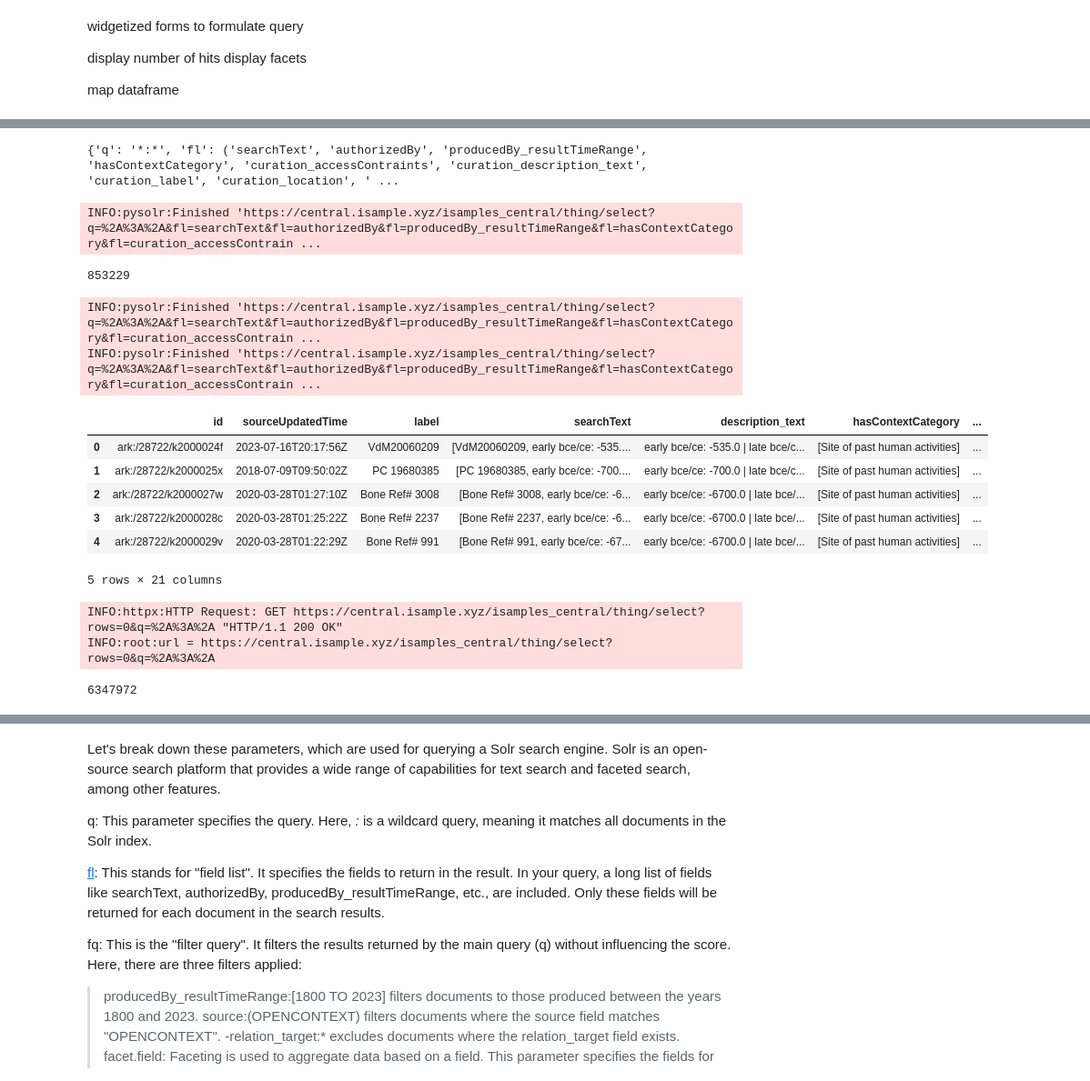
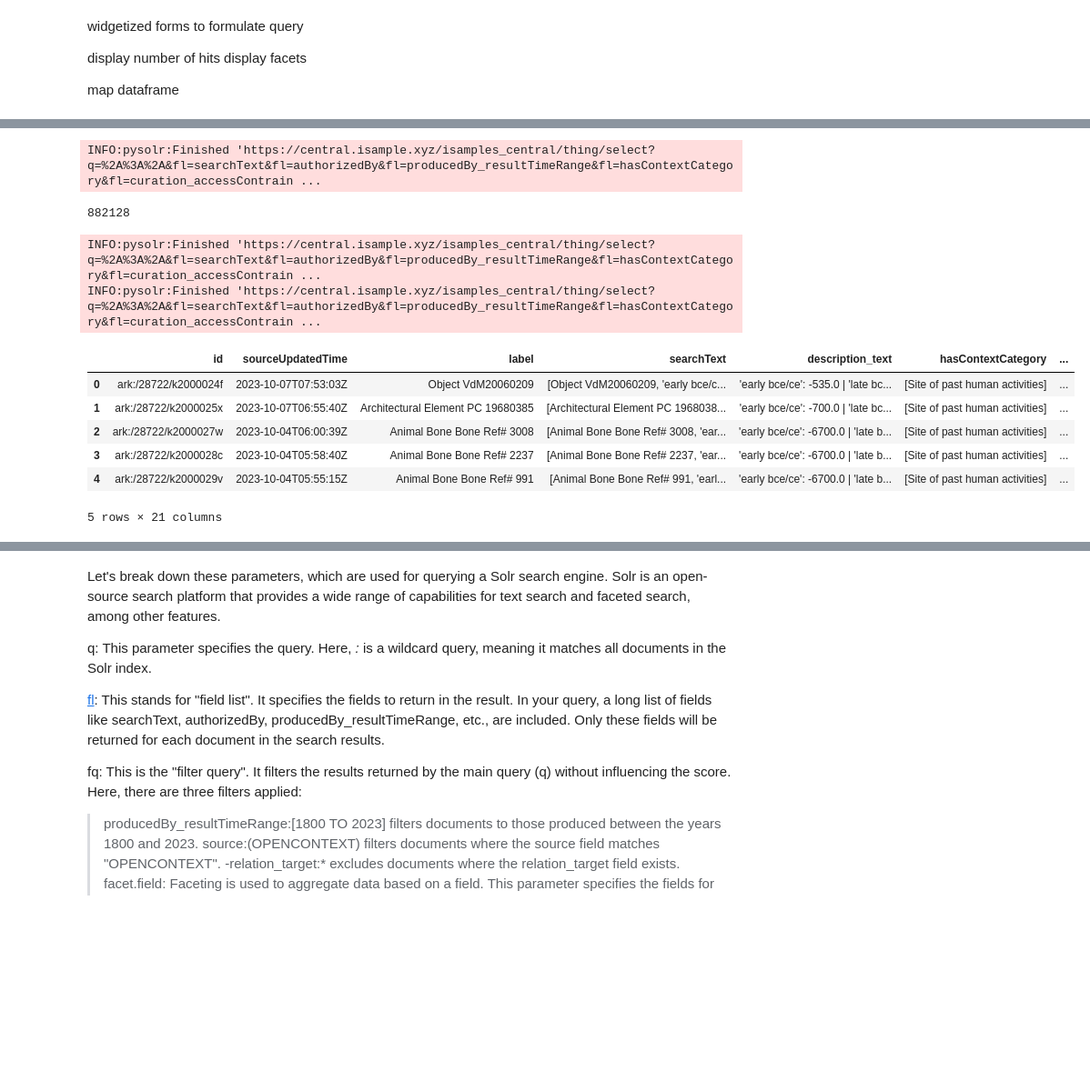
Before and after one commit to isamplesorg/examples, a Jupyter notebook: basic/record_counts.ipynb, the cells around one changed output, grey strips where cells are left out. Shown at 91% size. Drawn from its saved outputs; the diff is of its cells as text; code cells hidden in the pictures; blank space fills up the shorter version.

Commit message:
debugging pysolr get vs post query to /thing/select

```diff
--- a/basic/record_counts.ipynb
+++ b/basic/record_counts.ipynb
@@ -21,41 +31,3 @@ from itertools import islice
-# %%
-# can we plugin pysolr here?
-import pysolr
-
-def my_select(self, params, handler=None):
-    """
-    :param params:
-    :param handler: defaults to self.search_handler (fallback to 'select')
-    :return:
-    """
-    # Returns json docs unless otherwise specified
-    params.setdefault("wt", "json")
-    custom_handler = handler or self.search_handler
-    handler = "select"
-    if custom_handler:
-        if self.use_qt_param:
-            params["qt"] = custom_handler
-        else:
-            handler = custom_handler
-
-    params_encoded = pysolr.safe_urlencode(params, True)
-
-    # put no effective limit on the size of the query
-    if len(params_encoded) < 100000:
-        # Typical case.
-        path = "%s?%s" % (handler, params_encoded)
-        return self._send_request("get", path)
-    else:
-        # Handles very long queries by submitting as a POST.
-        path = "%s" % handler
-        headers = {
-            "Content-type": "application/x-www-form-urlencoded; charset=utf-8"
-        }
-        return self._send_request(
-            "post", path, body=params_encoded, headers=headers
-        )
-
-pysolr.Solr._select = my_select
 # %% [markdown]
 # The overall iSamples API
 
@@ -265,31 +159,25 @@ dataframe
 # %%
 cli = IsbClient2()
 fq = cli._fq_from_kwargs(source=('OPENCONTEXT',))
-query = cli.default_search(fq=fq, fl=FL_DEFAULT, rows=100, **FACET_RANGE_FIELDS_DEFAULT)
+params = cli.default_search_params(fq=fq, fl=FL_DEFAULT, rows=100, **FACET_RANGE_FIELDS_DEFAULT)
+
+# use pysolr to get the results
+query = cli.search(params=params)
 # print number of hits
 print (len(query))
 results = islice(query, 300)
 
 df = DataFrame(results)
 df.head()
 # %% [output]
-{'q': '*:*', 'fl': ('searchText', 'authorizedBy', 'producedBy_resultTimeRange', 'hasContextCategory', 'curation_accessContraints', 'curation_description_text', 'curation_label', 'curation_location', ' ...
+INFO:pysolr:Finished 'https://central.isample.xyz/isamples_central/thing/select?q=%2A%3A%2A&fl=searchText&fl=authorizedBy&fl=producedBy_resultTimeRange&fl=hasContextCategory&fl=curation_accessContrain ...
-INFO:pysolr:Finished 'https://central.isample.xyz/isamples_central/thing/select?q=%2A%3A%2A&fl=searchText&fl=authorizedBy&fl=producedBy_resultTimeRange&fl=hasContextCategory&fl=curation_accessContrain ...
+882128
-853229
+INFO:pysolr:Finished 'https://central.isample.xyz/isamples_central/thing/select?q=%2A%3A%2A&fl=searchText&fl=authorizedBy&fl=producedBy_resultTimeRange&fl=hasContextCategory&fl=curation_accessContrain ...
+INFO:pysolr:Finished 'https://central.isample.xyz/isamples_central/thing/select?q=%2A%3A%2A&fl=searchText&fl=authorizedBy&fl=producedBy_resultTimeRange&fl=hasContextCategory&fl=curation_accessContrain ...
+|  | id | sourceUpdatedTime | label | searchText | description_text | hasContextCategory | ... |
+| 0 | ark:/28722/k2000024f | 2023-10-07T07:53:03Z | Object VdM20060209 | [Object VdM20060209, 'early bce/c... | 'early bce/ce': -535.0 | 'late bc... | [Site of past human activities] | ... |
+| 1 | ark:/28722/k2000025x | 2023-10-07T06:55:40Z | Architectural Element PC 19680385 | [Architectural Element PC 1968038... | 'early bce/ce': -700.0 | 'late bc... | [Site of past human activities] | ... |
+| 2 | ark:/28722/k2000027w | 2023-10-04T06:00:39Z | Animal Bone Bone Ref# 3008 | [Animal Bone Bone Ref# 3008, 'ear... | 'early bce/ce': -6700.0 | 'late b... | [Site of past human activities] | ... |
+| 3 | ark:/28722/k2000028c | 2023-10-04T05:58:40Z | Animal Bone Bone Ref# 2237 | [Animal Bone Bone Ref# 2237, 'ear... | 'early bce/ce': -6700.0 | 'late b... | [Site of past human activities] | ... |
+| 4 | ark:/28722/k2000029v | 2023-10-04T05:55:15Z | Animal Bone Bone Ref# 991 | [Animal Bone Bone Ref# 991, 'earl... | 'early bce/ce': -6700.0 | 'late b... | [Site of past human activities] | ... |
-INFO:pysolr:Finished 'https://central.isample.xyz/isamples_central/thing/select?q=%2A%3A%2A&fl=searchText&fl=authorizedBy&fl=producedBy_resultTimeRange&fl=hasContextCategory&fl=curation_accessContrain ...
-INFO:pysolr:Finished 'https://central.isample.xyz/isamples_central/thing/select?q=%2A%3A%2A&fl=searchText&fl=authorizedBy&fl=producedBy_resultTimeRange&fl=hasContextCategory&fl=curation_accessContrain ...
+5 rows × 21 columns
-|  | id | sourceUpdatedTime | label | searchText | description_text | hasContextCategory | ... |
-| 0 | ark:/28722/k2000024f | 2023-07-16T20:17:56Z | VdM20060209 | [VdM20060209, early bce/ce: -535.... | early bce/ce: -535.0 | late bce/c... | [Site of past human activities] | ... |
-| 1 | ark:/28722/k2000025x | 2018-07-09T09:50:02Z | PC 19680385 | [PC 19680385, early bce/ce: -700.... | early bce/ce: -700.0 | late bce/c... | [Site of past human activities] | ... |
-| 2 | ark:/28722/k2000027w | 2020-03-28T01:27:10Z | Bone Ref# 3008 | [Bone Ref# 3008, early bce/ce: -6... | early bce/ce: -6700.0 | late bce/... | [Site of past human activities] | ... |
-| 3 | ark:/28722/k2000028c | 2020-03-28T01:25:22Z | Bone Ref# 2237 | [Bone Ref# 2237, early bce/ce: -6... | early bce/ce: -6700.0 | late bce/... | [Site of past human activities] | ... |
-| 4 | ark:/28722/k2000029v | 2020-03-28T01:22:29Z | Bone Ref# 991 | [Bone Ref# 991, early bce/ce: -67... | early bce/ce: -6700.0 | late bce/... | [Site of past human activities] | ... |
-5 rows × 21 columns
-# %%
-
-cli = IsbClient2()
-cli.record_count("*:*")
-# %% [output]
-INFO:httpx:HTTP Request: GET https://central.isample.xyz/isamples_central/thing/select?rows=0&q=%2A%3A%2A "HTTP/1.1 200 OK"
-INFO:root:url = https://central.isample.xyz/isamples_central/thing/select?rows=0&q=%2A%3A%2A
-6347972
```
Also changed, not shown: parts of 30 cells of this notebook, 2 other files.
